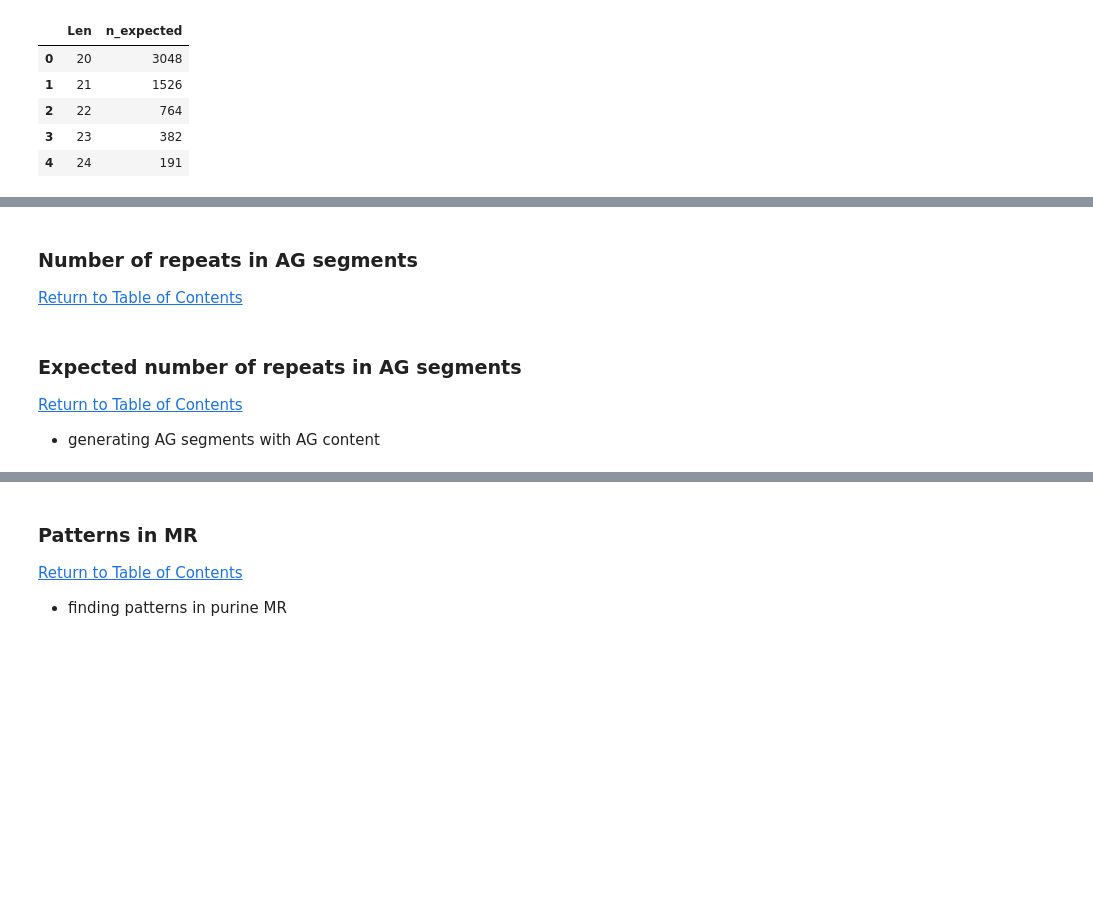
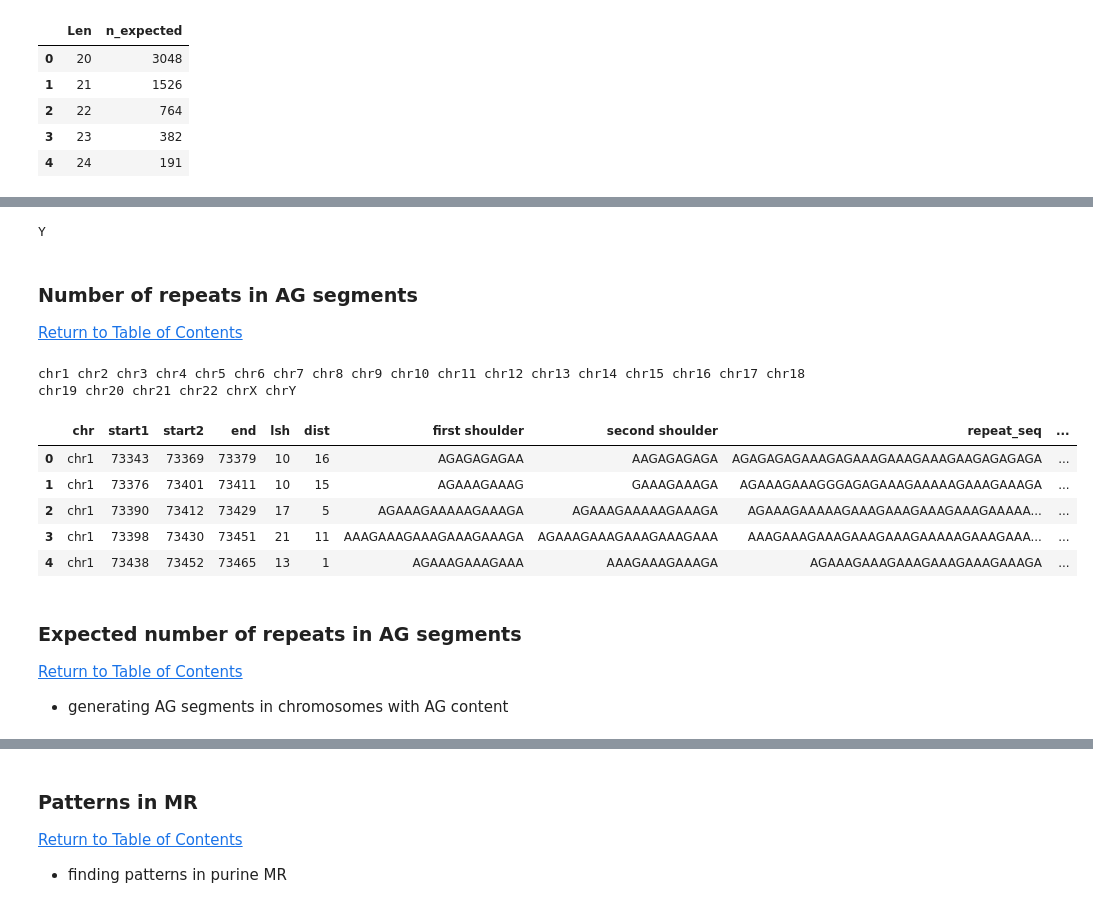
Before and after one commit to AlisaLyskova/Mirror-repeats-in-the-human-genome, a Jupyter notebook: MR_analysis.ipynb, the cells around one changed output, grey strips where cells are left out. Cells and saved outputs as stored; diff of their text form; code cells hidden in the pictures; blank space fills up the shorter version.

```diff
--- a/MR_analysis.ipynb
+++ b/MR_analysis.ipynb
@@ -54,8 +56,8 @@ with open('GCF_009914755.1_T2T-CHM13v2.0_genomic.fna') as fasta_file:
 1, 2, 3, 4, 5, 6, 7, 8, 9, 10, 11, 12, 13, 14, 15, 16, 17, 18, 19, 20, 21, 22, X, Y,
 # %%
 #input files
-MRpur = pd.read_csv('MRpurine_HumanGenome.csv', sep='\t')
-AGsegm = pd.read_csv('AGsegments_HumanGenome.out', sep='\t')
+MRpur = pd.read_csv('data/MRpurine_HumanGenome.csv', sep='\t')
+AGsegm = pd.read_csv('data/AGsegments_HumanGenome.out', sep='\t')
 # %% [markdown]
 ## Expected number of repeats and segments
 
@@ -132,0 +154,7 @@ df.head()
+# %%
+random_genome = {}
+for chrom in chrom_list_XY:
+    print('\r' + str(chrom), end=' ')
+    random_genome[chrom] = DNA(chrom_lengths[chrom])
+# %% [output]
+Y
@@ -135,9 +168,55 @@ df.head()
 
 <a name='Number_repeats_in_segments'></a>
 [Return to Table of Contents](#TOC)
+# %%
+outfile = pd.DataFrame(columns = ['chr', 'start1', 'start2', 'end', 'lsh', 'dist', 'first shoulder', 'second shoulder', 'repeat_seq', 'start_segm', 'end_segm', 'len_segm'])
+
+pd.options.mode.chained_assignment = None
+
+for Chr in chr_list_XY:
+    print(Chr, end=' ')
+    MRpur_chr = MRpur[MRpur['chr']==Chr]
+    MRpur_chr = MRpur_chr.reset_index(drop=True)
+    AGsegm_chr = AGsegm[AGsegm['chr']==Chr]
+    AGsegm_chr = AGsegm_chr[AGsegm_chr['len']>=40]
+    AGsegm_chr = AGsegm_chr.reset_index(drop=True)
+
+
+    segm = 0
+    for rep in range(0, len(MRpur_chr)):
+        rep_start = MRpur_chr.iloc[rep]['start1']
+        rep_end = MRpur_chr.iloc[rep]['end']
+        segm_start = AGsegm_chr.iloc[segm]['start']
+        segm_end = AGsegm_chr.iloc[segm]['end']
+
+        while (rep_start > segm_end) and (segm < len(AGsegm_chr) - 1):
+            segm += 1
+            segm_start = AGsegm_chr.iloc[segm]['start']
+            segm_end = AGsegm_chr.iloc[segm]['end']
+
+        if segm >= len(AGsegm_chr):
+            break
+
+        if (rep_start >= segm_start) and (rep_end <= segm_end):
+            repeat = MRpur_chr.iloc[[rep]]
+            repeat['start_segm'] = segm_start
+            repeat['end_segm'] = segm_end
+            repeat['len_segm'] = segm_end - segm_start
+            outfile = pd.concat([outfile, repeat], ignore_index = True)
+
+outfile.to_csv('data/outputs/MRpur_inAGsegm.csv', sep='\t', index=False)
+outfile.head()
+# %% [output]
+chr1 chr2 chr3 chr4 chr5 chr6 chr7 chr8 chr9 chr10 chr11 chr12 chr13 chr14 chr15 chr16 chr17 chr18 chr19 chr20 chr21 chr22 chrX chrY
+|  | chr | start1 | start2 | end | lsh | dist | first shoulder | second shoulder | repeat_seq | ... |
+| 0 | chr1 | 73343 | 73369 | 73379 | 10 | 16 | AGAGAGAGAA | AAGAGAGAGA | AGAGAGAGAAAGAGAAAGAAAGAAAGAAGAGAGAGA | ... |
+| 1 | chr1 | 73376 | 73401 | 73411 | 10 | 15 | AGAAAGAAAG | GAAAGAAAGA | AGAAAGAAAGGGAGAGAAAGAAAAAGAAAGAAAGA | ... |
+| 2 | chr1 | 73390 | 73412 | 73429 | 17 | 5 | AGAAAGAAAAAGAAAGA | AGAAAGAAAAAGAAAGA | AGAAAGAAAAAGAAAGAAAGAAAGAAAGAAAAA... | ... |
+| 3 | chr1 | 73398 | 73430 | 73451 | 21 | 11 | AAAGAAAGAAAGAAAGAAAGA | AGAAAGAAAGAAAGAAAGAAA | AAAGAAAGAAAGAAAGAAAGAAAAAGAAAGAAA... | ... |
+| 4 | chr1 | 73438 | 73452 | 73465 | 13 | 1 | AGAAAGAAAGAAA | AAAGAAAGAAAGA | AGAAAGAAAGAAAGAAAGAAAGAAAGA | ... |
 # %% [markdown]
 ### Expected number of repeats in AG segments
 
 <a name='Expected_number_repeats_in_segments'></a>
 [Return to Table of Contents](#TOC)
-- generating AG segments with AG content
+- generating AG segments in chromosomes with AG content
```
Also changed, not shown: parts of 20 cells of this notebook, 8 other files.
